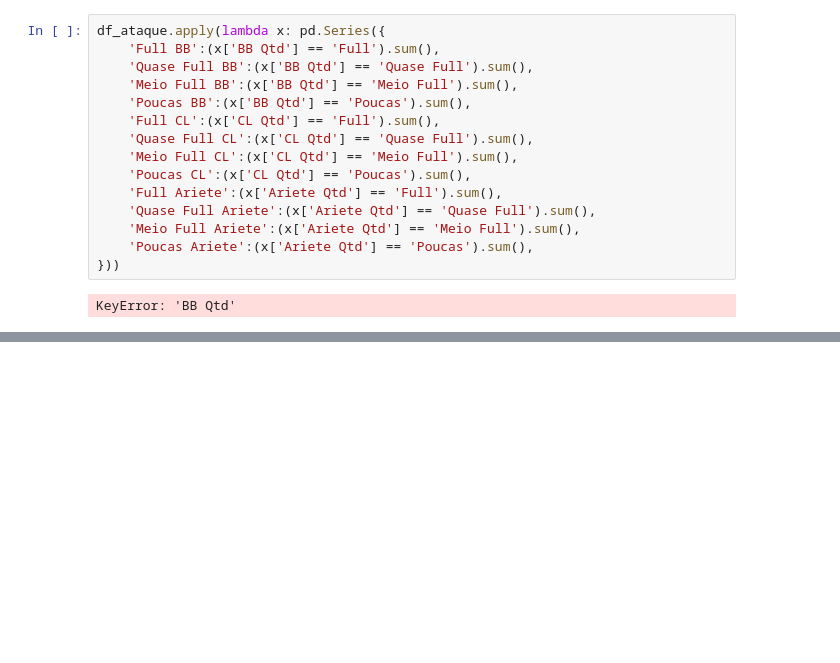
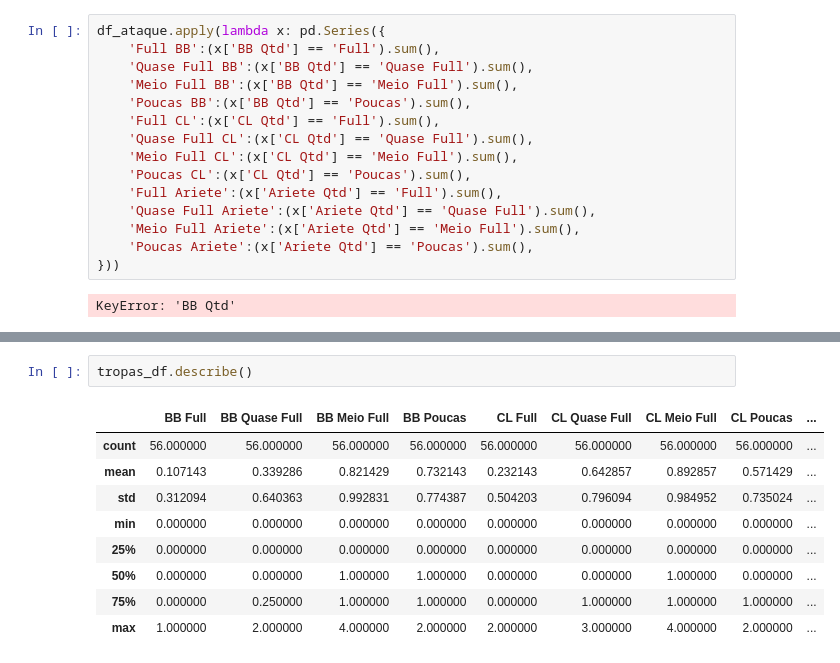
Before and after one commit to rencesar/TWData, a Jupyter notebook: Untitled.ipynb, the cells around one changed output, grey strips where cells are left out. Saved outputs shown, nothing was run; the diff lists cells and outputs as text; blank space fills up the shorter version.

```diff
--- a/Untitled.ipynb
+++ b/Untitled.ipynb
@@ -318,0 +329,12 @@ Name: BB Qtd, dtype: int64
+# %%
+tropas_df.describe()
+# %% [output]
+|  | BB Full | BB Quase Full | BB Meio Full | BB Poucas | CL Full | CL Quase Full | CL Meio Full | CL Poucas | ... |
+| count | 56.000000 | 56.000000 | 56.000000 | 56.000000 | 56.000000 | 56.000000 | 56.000000 | 56.000000 | ... |
+| mean | 0.107143 | 0.339286 | 0.821429 | 0.732143 | 0.232143 | 0.642857 | 0.892857 | 0.571429 | ... |
+| std | 0.312094 | 0.640363 | 0.992831 | 0.774387 | 0.504203 | 0.796094 | 0.984952 | 0.735024 | ... |
+| min | 0.000000 | 0.000000 | 0.000000 | 0.000000 | 0.000000 | 0.000000 | 0.000000 | 0.000000 | ... |
+| 25% | 0.000000 | 0.000000 | 0.000000 | 0.000000 | 0.000000 | 0.000000 | 0.000000 | 0.000000 | ... |
+| 50% | 0.000000 | 0.000000 | 1.000000 | 1.000000 | 0.000000 | 0.000000 | 1.000000 | 0.000000 | ... |
+| 75% | 0.000000 | 0.250000 | 1.000000 | 1.000000 | 0.000000 | 1.000000 | 1.000000 | 1.000000 | ... |
+| max | 1.000000 | 2.000000 | 4.000000 | 2.000000 | 2.000000 | 3.000000 | 4.000000 | 2.000000 | ... |
```
Also changed, not shown: parts of 8 cells of this notebook.
